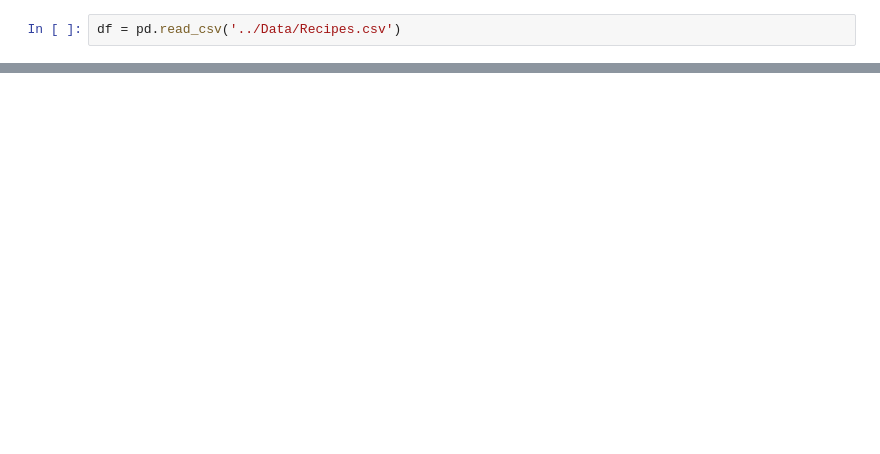
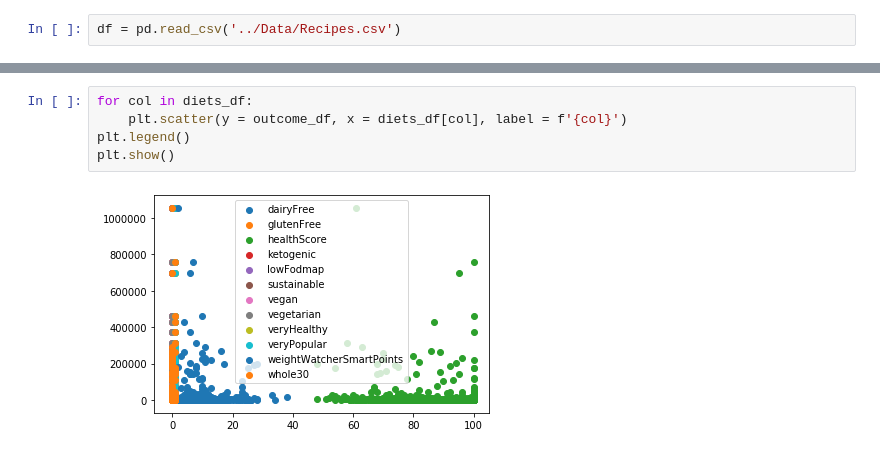
Before and after one commit to alexwcheng/recipe-webpage-ads, a Jupyter notebook: Jupyter_Notebooks/EDA_Nimu.ipynb, the cells around one changed output, grey strips where cells are left out. Saved outputs shown, nothing was run; the diff lists cells and outputs as text; blank space fills up the shorter version.

```diff
--- a/Jupyter_Notebooks/EDA_Nimu.ipynb
+++ b/Jupyter_Notebooks/EDA_Nimu.ipynb
@@ -69,0 +102,7 @@ See the caveats in the documentation: http://pandas.pydata.org/pandas-docs/stabl
+# %%
+for col in diets_df:
+    plt.scatter(y = outcome_df, x = diets_df[col], label = f'{col}')
+plt.legend()
+plt.show()
+# %% [output]
+[figure, added]
```
Also changed, not shown: parts of 13 cells of this notebook, 1 other file.
